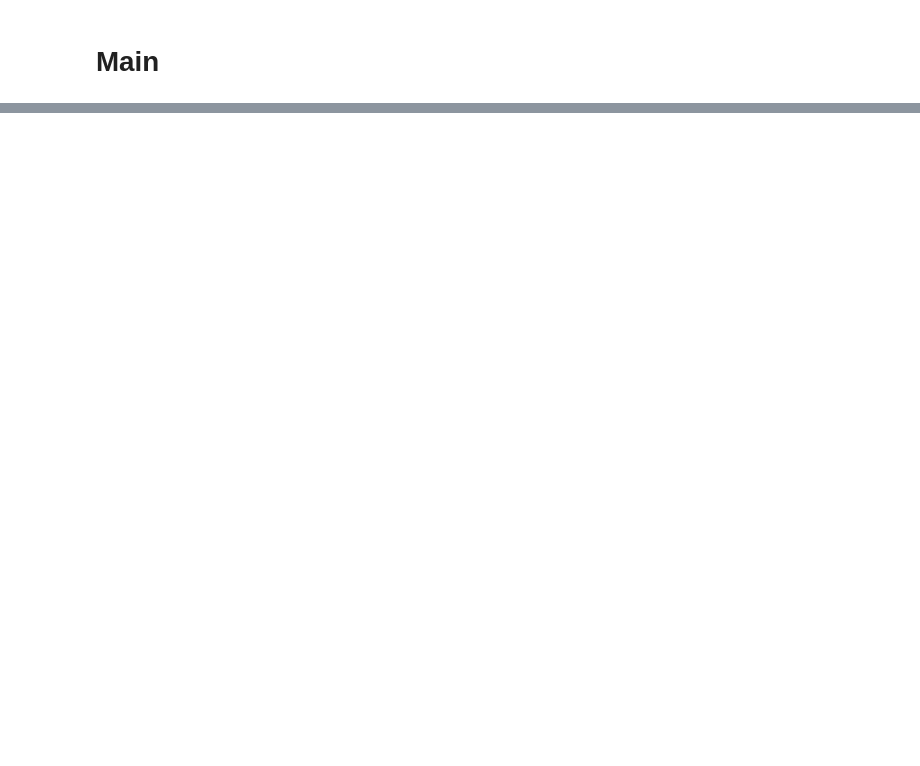
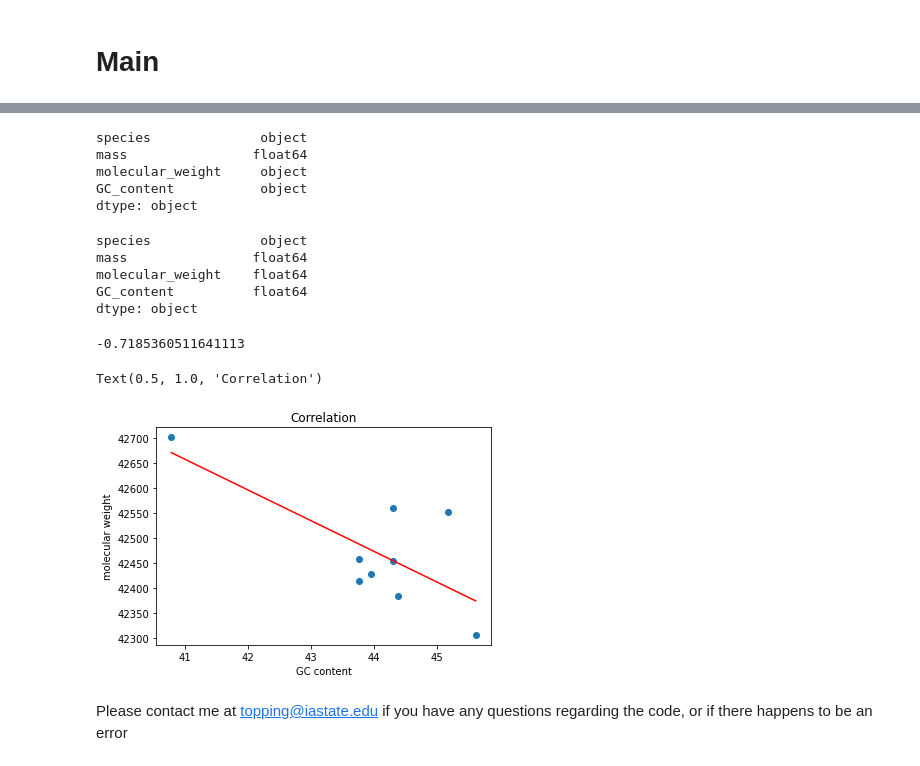
Before and after one commit to Ntopping/BCB546_PythonHW_Spring2021, a Jupyter notebook: Python_Assignment/BCB546-PythonHW_Spring2021-Topping.ipynb, the cells around one changed output, grey strips where cells are left out. Drawn from its saved outputs; the diff is of its cells as text; code cells hidden in the pictures; blank space fills up the shorter version.

```diff
--- a/Python_Assignment/BCB546-PythonHW_Spring2021-Topping.ipynb
+++ b/Python_Assignment/BCB546-PythonHW_Spring2021-Topping.ipynb
@@ -197,0 +195,39 @@ bears_df.to_bears_mass_cytb.csv
+# %%
+bears_df.dtypes #shows that the molecular weight and GC content variables are objects, they need to be numeric, found from this website https://thispointer.com/how-to-get-check-data-types-of-dataframe-columns-in-python-pandas/
+# %% [output]
+species              object
+mass                float64
+molecular_weight     object
+GC_content           object
+dtype: object
+# %%
+#since the data types need to be converted, we use this function below that I learned about from this website https://www.datasciencemadesimple.com/convert-character-to-numeric-pandas-python-string-to-integer-2/
+bears_df['molecular_weight']=pd.to_numeric(bears_df.molecular_weight) #converts the molecular weight column into numeric values
+bears_df['GC_content']=pd.to_numeric(bears_df.GC_content) #converts the GC content column into numeric values
+bears_df.dtypes #shows what the data type is for each column
+# %% [output]
+species              object
+mass                float64
+molecular_weight    float64
+GC_content          float64
+dtype: object
+# %%
+y = bears_df['molecular_weight'] #designates y as a variable containing the column 'molecular_weight'
+x = bears_df['GC_content'] #designates x as a variable containing the column 'GC_content'
+correlation = y.corr(x) #computes the correlation between y and x
+print(correlation) #shows the calculated correlation as an r^2 value
+# %% [output]
+-0.7185360511641113
+# %%
+plt.scatter(x, y) #creates a new scatterplot from designated variables
+plt.plot(np.unique(x), np. poly1d(np.polyfit(x, y, 1)) #fits the correlation to a new line in the figure
+(np.unique(x)),color='red') #designates the color of the line of best fit as red
+plt.xlabel('GC content') #designates the x axis label as 'GC content'
+plt.ylabel('molecular weight') #designates the y axis label as 'molecular weight'
+plt.title('Correlation') #designates the title as 'Correlation'
+#I found how to plot the line of best fit from this website https://www.geeksforgeeks.org/plotting-correlation-matrix-using-python/
+# %% [output]
+Text(0.5, 1.0, 'Correlation')
+[figure, added]
+# %% [markdown]
+Please contact me at topping@iastate.edu if you have any questions regarding the code, or if there happens to be an error
```
Also changed, not shown: parts of 42 cells of this notebook.
